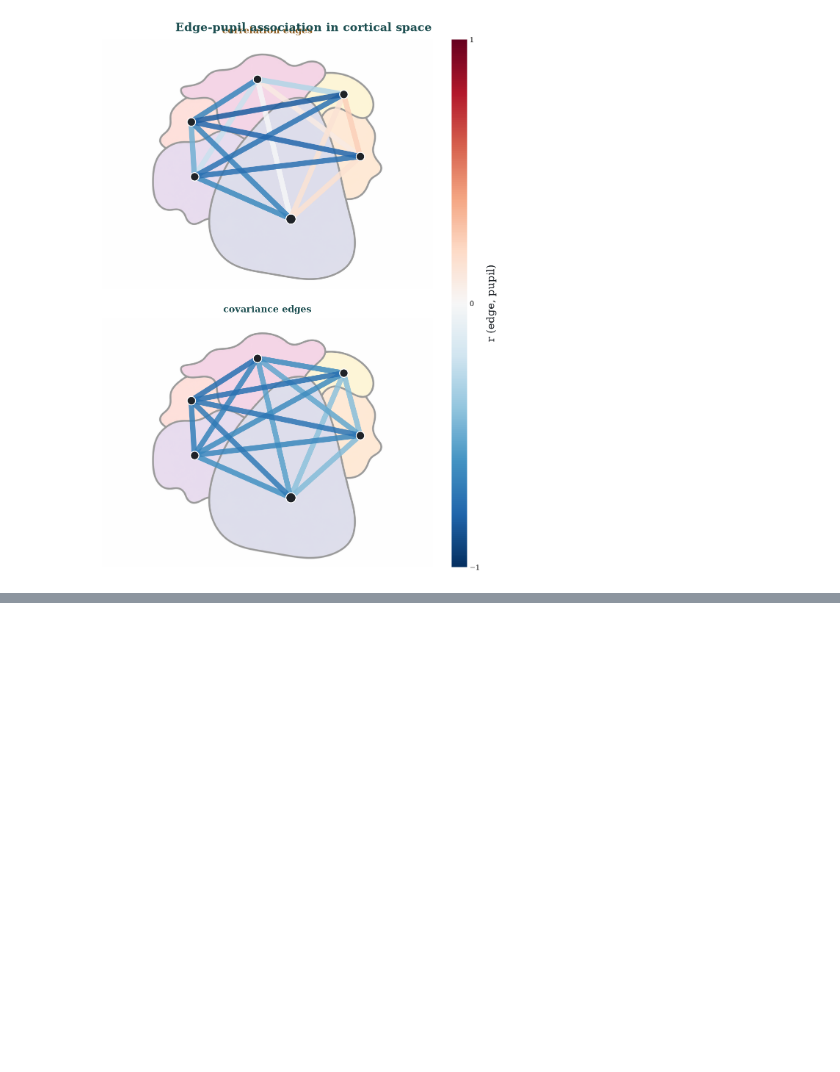
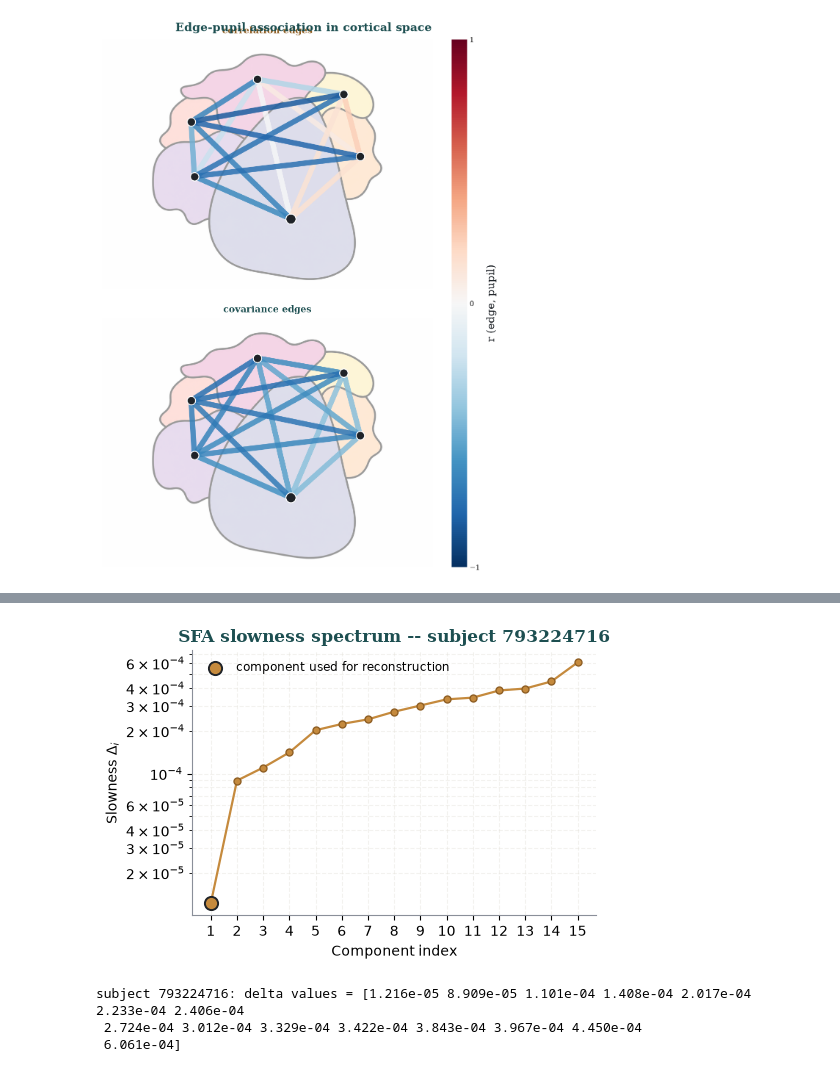
Before and after one commit to schrodingersmonkey/pSFA-PINUP, a Jupyter notebook: Figure_3_Neuropixels.ipynb, the cells around one changed output, grey strips where cells are left out. Cells and saved outputs as stored; diff of their text form; code cells hidden in the pictures; blank space fills up the shorter version.

```diff
--- a/Figure_3_Neuropixels.ipynb
+++ b/Figure_3_Neuropixels.ipynb
@@ -737,0 +773,31 @@ findfont: Failed to find font weight semibold, now using 700.
+# %%
+from sksfa import SFA
+
+k_max = Rho_b.shape[1]
+sfa_full = SFA(n_components=k_max, fill_mode="zero").fit(Rho_b)
+deltas = sfa_full.delta_values_
+
+fig, ax = plt.subplots(figsize=(5.2, 3.6))
+idx = np.arange(1, k_max + 1)
+ax.semilogy(idx, deltas, "o-", color=GOLD, mec=GOLD_D, mfc=GOLD, lw=1.6, ms=5, zorder=2)
+ax.scatter([1], [deltas[0]], s=90, facecolor=GOLD, edgecolors=INK, linewidths=1.4, zorder=3,
+           label="component used for reconstruction")
+ax.set_xticks(idx)
+ax.set_xlabel("Component index")
+ax.set_ylabel(r"Slowness $\Delta_i$")
+ax.set_title(f"SFA slowness spectrum -- subject {PLOT_SID}",
+             fontfamily="serif", color=ACCENT_D, fontsize=12, fontweight="semibold")
+ax.grid(True, which="both", ls="--", alpha=0.4, color=RULE)
+ax.legend(loc="upper left", frameon=False, fontsize=8.5)
+ax.spines[["top", "right"]].set_visible(False); ax.spines[["left", "bottom"]].set_color(MUTED)
+fig.tight_layout()
+fig.savefig(MEDIA_DIR / "fig_appendix_slowness_spectrum.svg", transparent=True, bbox_inches="tight")
+fig.savefig(MEDIA_DIR / "fig_appendix_slowness_spectrum.png", dpi=300, transparent=True, bbox_inches="tight")
+plt.show()
+
+print(f"subject {PLOT_SID}: delta values = {np.array2string(deltas, precision=3, suppress_small=False)}")
+# %% [output]
+[figure, added]
+subject 793224716: delta values = [1.216e-05 8.909e-05 1.101e-04 1.408e-04 2.017e-04 2.233e-04 2.406e-04
+ 2.724e-04 3.012e-04 3.329e-04 3.422e-04 3.843e-04 3.967e-04 4.450e-04
+ 6.061e-04]
```
Also changed, not shown: parts of 8 cells of this notebook, 2 other files.
